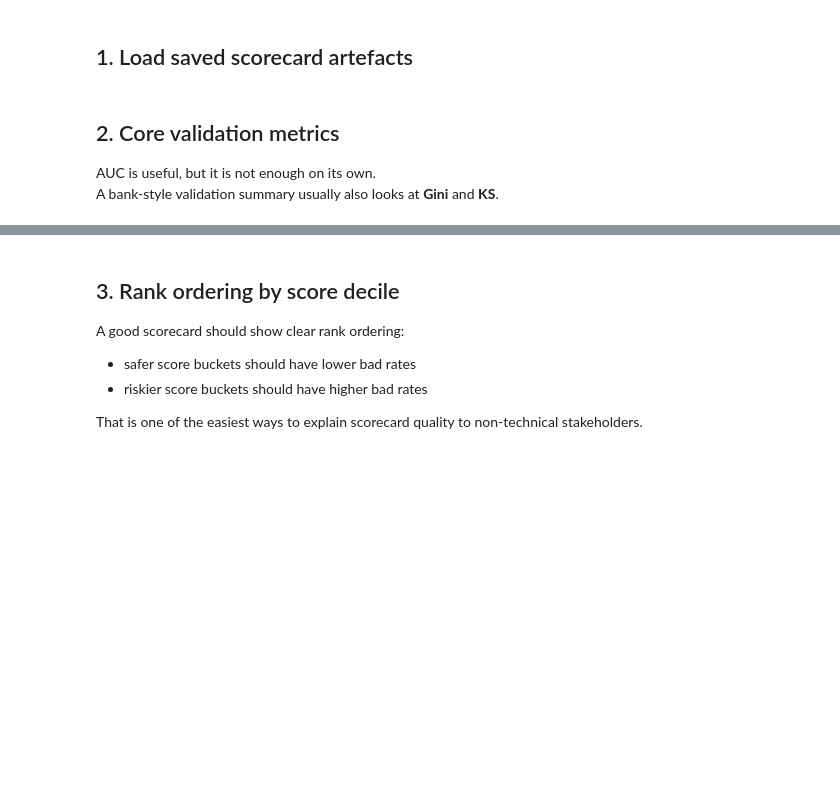
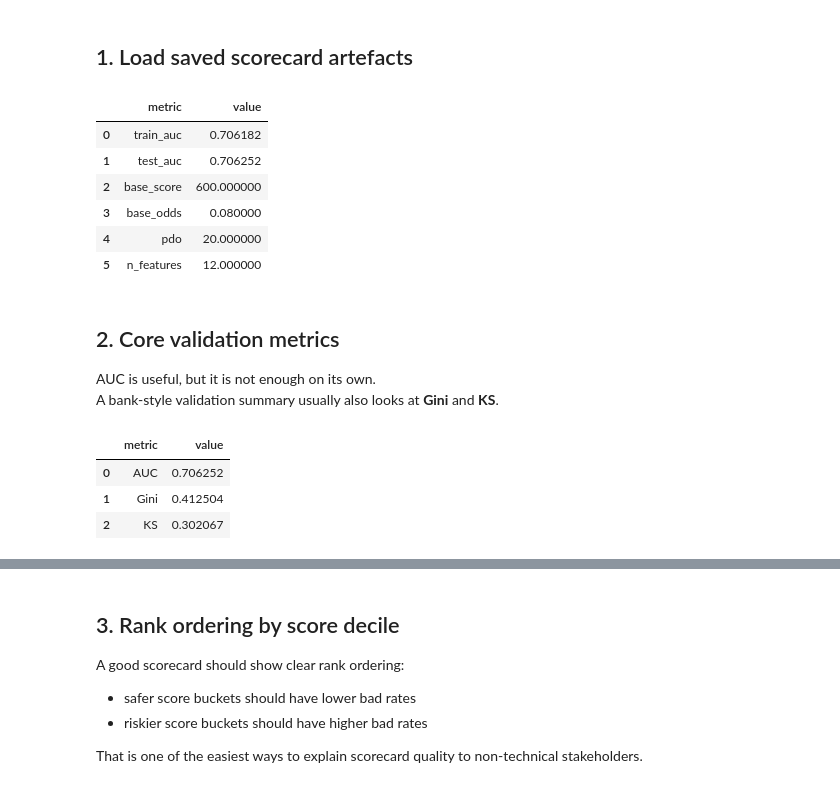
Before and after one commit to Jane511/consumer-credit-pd-ead-scorecard, a Jupyter notebook: notebooks/HomeCredit_04_PD_Scorecard_Validation_and_Business_Use.ipynb, the cells around one changed output, grey strips where cells are left out. Cells and saved outputs as stored; diff of their text form; code cells hidden in the pictures; blank space fills up the shorter version.

```diff
--- a/notebooks/HomeCredit_04_PD_Scorecard_Validation_and_Business_Use.ipynb
+++ b/notebooks/HomeCredit_04_PD_Scorecard_Validation_and_Business_Use.ipynb
@@ -17,29 +17,37 @@ This is the notebook that shows the scorecard is not just a model, but a usable
 # %%
 from pathlib import Path
 import numpy as np
 import pandas as pd
 import matplotlib.pyplot as plt
 
 from sklearn.metrics import roc_auc_score, roc_curve
 
 pd.set_option("display.max_columns", 200)
 pd.set_option("display.width", 140)
 
-PROCESSED_DIR = Path("../processed")
-OUTPUT_DIR = PROCESSED_DIR / "scorecard_outputs"
+PROCESSED_DIR = Path("../data/processed")
+OUTPUT_DIR = Path("../output/scorecard_outputs")
 
 TARGET = "TARGET"
 ID_COL = "SK_ID_CURR"
 
 iv_summary = pd.read_csv(OUTPUT_DIR / "01_iv_summary.csv")
 woe_table = pd.read_csv(OUTPUT_DIR / "02_woe_table.csv")
 coef_table = pd.read_csv(OUTPUT_DIR / "03_scorecard_coefficients.csv")
 scorecard_points = pd.read_csv(OUTPUT_DIR / "04_scorecard_points.csv")
 train_scored = pd.read_csv(OUTPUT_DIR / "05_train_scored.csv")
 test_scored = pd.read_csv(OUTPUT_DIR / "06_test_scored.csv")
 scorecard_metadata = pd.read_csv(OUTPUT_DIR / "07_scorecard_metadata.csv")
 
 scorecard_metadata
+# %% [output]
+|  | metric | value |
+| 0 | train_auc | 0.706182 |
+| 1 | test_auc | 0.706252 |
+| 2 | base_score | 600.000000 |
+| 3 | base_odds | 0.080000 |
+| 4 | pdo | 20.000000 |
+| 5 | n_features | 12.000000 |
 # %% [markdown]
 ## 2. Core validation metrics
 
@@ -65,6 +73,11 @@ validation_summary = pd.DataFrame({
 })
 
 validation_summary
+# %% [output]
+|  | metric | value |
+| 0 | AUC | 0.706252 |
+| 1 | Gini | 0.412504 |
+| 2 | KS | 0.302067 |
 # %%
 plt.figure(figsize=(7, 6))
 fpr, tpr, _ = roc_curve(test_scored[TARGET], test_scored["pd_pred"])
```
Also changed, not shown: parts of 10 cells of this notebook, 30 other files.
